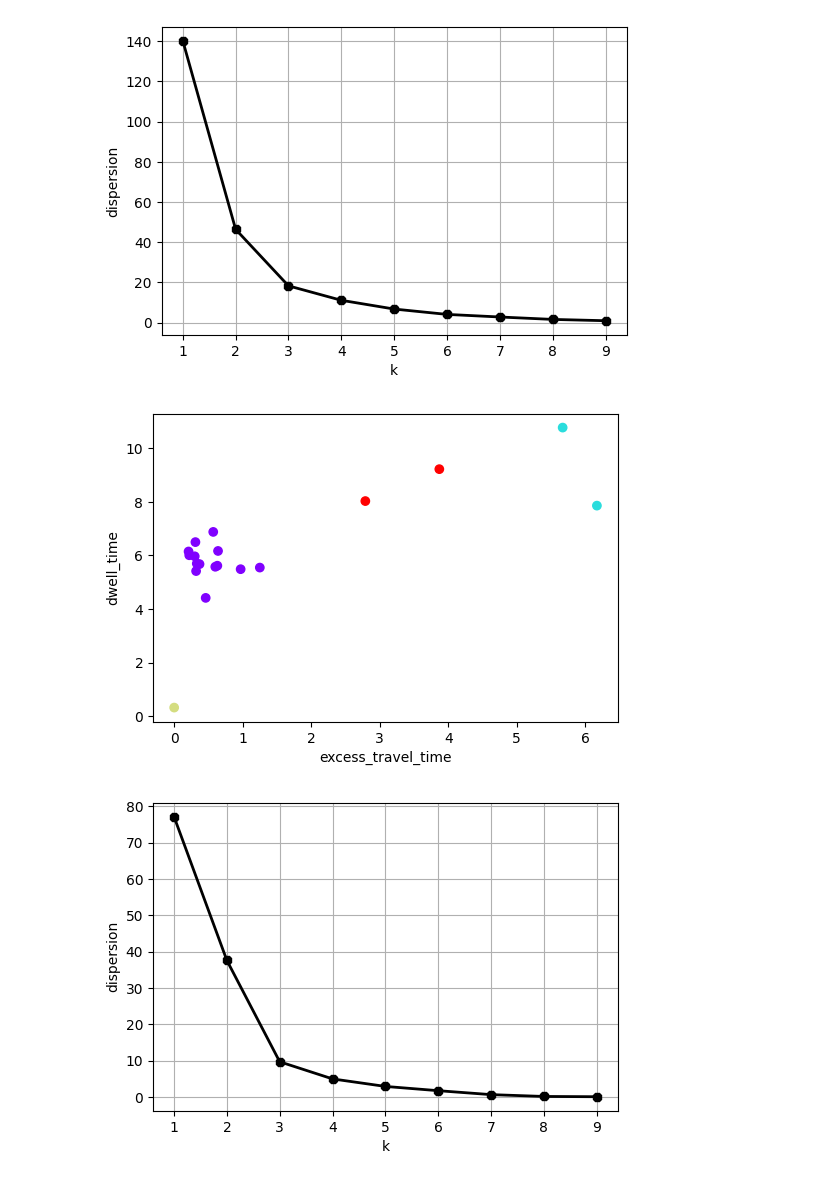
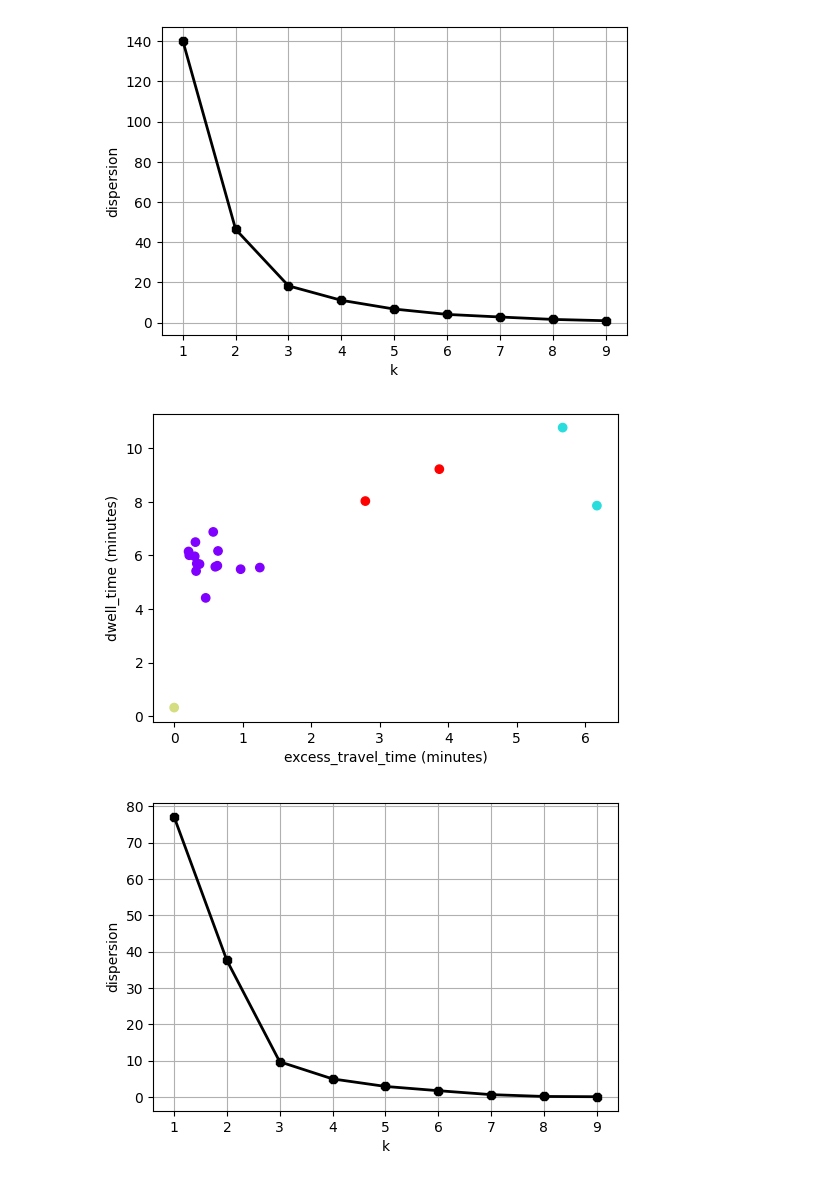
Before and after one commit to ShanukaLakshan/Realtime-GPS-Bus---Data-Science-Project, a Jupyter notebook: Analysis/bus_clustering.ipynb, the cells around one changed output. Cells and saved outputs as stored; diff of their text form; code cells hidden in the pictures.

```diff
--- a/Analysis/bus_clustering.ipynb
+++ b/Analysis/bus_clustering.ipynb
@@ -130,13 +131,14 @@ plt.show()
 # %%
 kmeans = KMeans(n_clusters=4)
 clusters = kmeans.fit_predict(X2)
 plt.figure(figsize=(6,4))
 plt.scatter(X2[:,0], X2[:,1], c=kmeans.labels_, cmap='rainbow')
-plt.xlabel('excess_travel_time')
-plt.ylabel('dwell_time')
+plt.xlabel('excess_travel_time (minutes)')
+plt.ylabel('dwell_time (minutes)')
+#plt.savefig('excess_travel_dwell_time')
 plt.show()
 # %% [output]
-[figure, old version]
+[figure, new version]
 # %%
 X3 = preprocessed_data.loc[:,['SITR','dwell_time']].values
 
```
Also changed, not shown: parts of 4 cells of this notebook.
